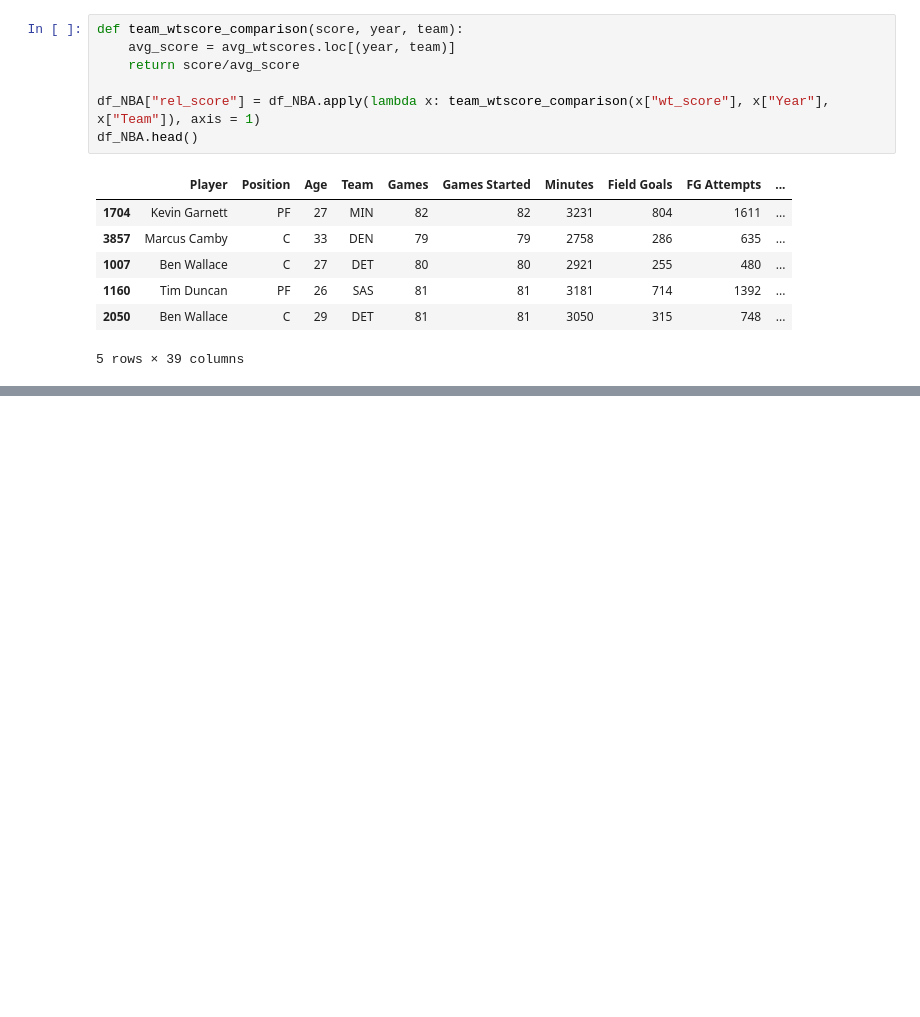
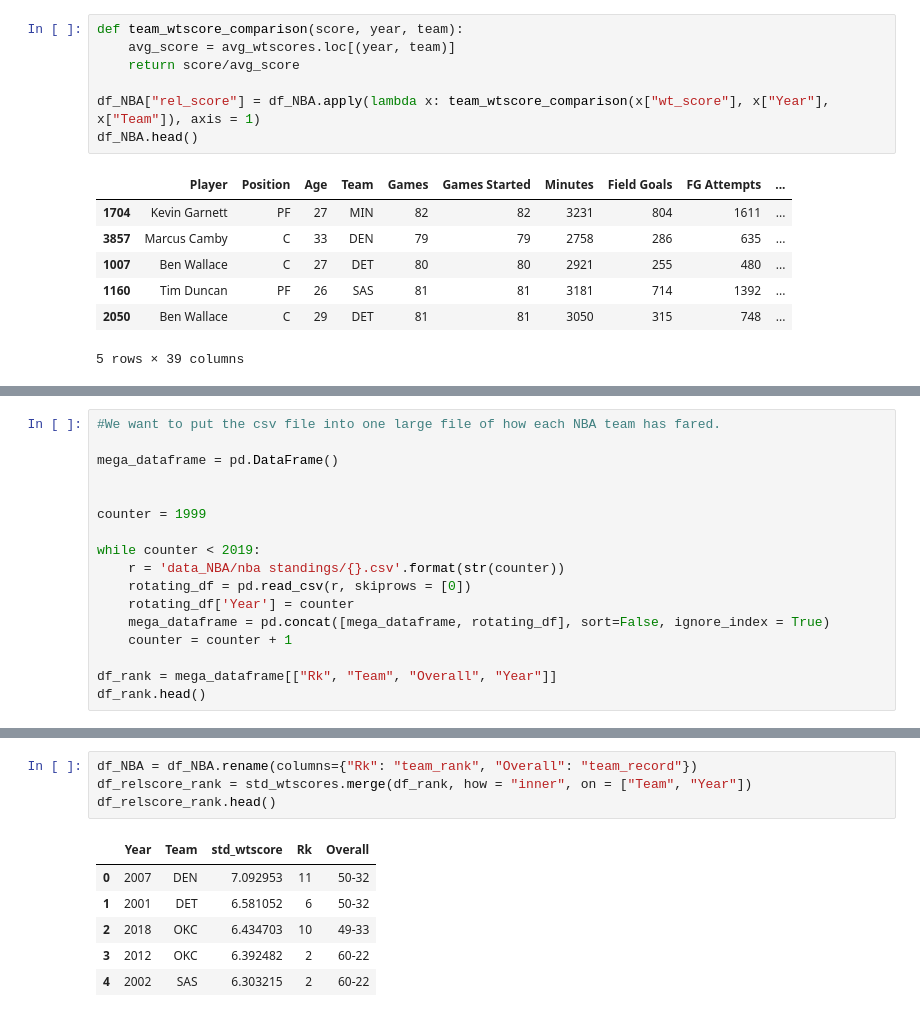
Before and after one commit to chas3stockwell/College-Basketball-Success, a Jupyter notebook: Tutorial Notebook - Extrapolating Success from Basketball Players using On-Court Data 2000-2019-checkpoint.ipynb, the cells around one changed output, grey strips where cells are left out. Saved outputs shown, nothing was run; the diff lists cells and outputs as text; blank space fills up the shorter version.

```diff
--- a/Tutorial Notebook - Extrapolating Success from Basketball Players using On-Court Data 2000-2019-checkpoint.ipynb
+++ b/Tutorial Notebook - Extrapolating Success from Basketball Players using On-Court Data 2000-2019-checkpoint.ipynb
@@ -423,0 +415,17 @@ std_wtscores
+# %%
+#We want to put the csv file into one large file of how each NBA team has fared.
+
+mega_dataframe = pd.DataFrame()
+
+
+counter = 1999
+
+while counter < 2019:
+    r = 'data_NBA/nba standings/{}.csv'.format(str(counter))
+    rotating_df = pd.read_csv(r, skiprows = [0])
+    rotating_df['Year'] = counter
+    mega_dataframe = pd.concat([mega_dataframe, rotating_df], sort=False, ignore_index = True)
+    counter = counter + 1
+
+df_rank = mega_dataframe[["Rk", "Team", "Overall", "Year"]]
+df_rank.head()
@@ -423,0 +515,11 @@ std_wtscores
+# %%
+df_NBA = df_NBA.rename(columns={"Rk": "team_rank", "Overall": "team_record"})
+df_relscore_rank = std_wtscores.merge(df_rank, how = "inner", on = ["Team", "Year"])
+df_relscore_rank.head()
+# %% [output]
+|  | Year | Team | std_wtscore | Rk | Overall |
+| 0 | 2007 | DEN | 7.092953 | 11 | 50-32 |
+| 1 | 2001 | DET | 6.581052 | 6 | 50-32 |
+| 2 | 2018 | OKC | 6.434703 | 10 | 49-33 |
+| 3 | 2012 | OKC | 6.392482 | 2 | 60-22 |
+| 4 | 2002 | SAS | 6.303215 | 2 | 60-22 |
```
Also changed, not shown: parts of 7 cells of this notebook, 3 other files.
